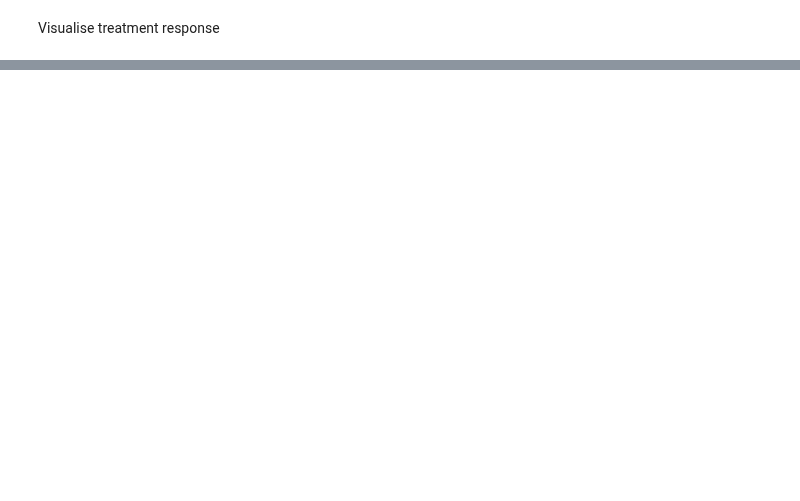
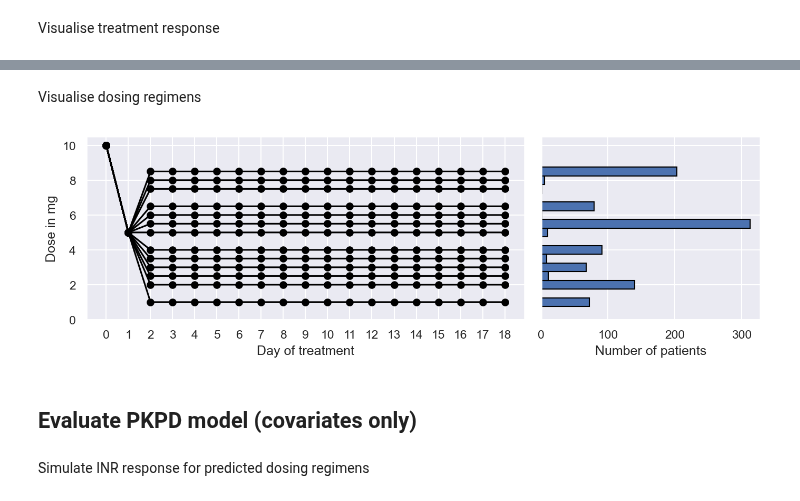
Before and after one commit to DavAug/mipd-warfarin, a Jupyter notebook: results/1_systems_pharmacology_model/results.ipynb, the cells around one changed output, grey strips where cells are left out. Drawn from its saved outputs; the diff is of its cells as text; code cells hidden in the pictures; blank space fills up the shorter version.

```diff
--- a/results/1_systems_pharmacology_model/results.ipynb
+++ b/results/1_systems_pharmacology_model/results.ipynb
@@ -287,0 +371,53 @@ plt.show()
+# %% [markdown]
+Visualise dosing regimens
+# %%
+# Create layout
+fontsize = 11
+my_dpi = 192
+fig = plt.figure(figsize=(2250 // my_dpi, 700 // my_dpi), dpi=150)
+outer = gridspec.GridSpec(1, 2, wspace=0.05, width_ratios=[2, 1])
+
+# Create axes
+axes = []
+axes.append(plt.Subplot(fig, outer[0]))
+axes.append(plt.Subplot(fig, outer[1]))
+
+# Add axes to figure
+for ax in axes:
+    fig.add_subplot(ax)
+
+# Plot time in therapeutic range
+maintenance_dose = {}
+for d in doses:
+    if str(d[-1]) in maintenance_dose.keys():
+        maintenance_dose[str(d[-1])] += 1
+        continue
+    axes[0].plot(np.arange(days), d, marker='o', color='black')
+    maintenance_dose[str(d[-1])] = 1
+axes[1].hist(
+    x=doses[:, -1],
+    color=sns.color_palette()[0],
+    orientation='horizontal',
+    edgecolor='black',
+    bins=[
+        0.75, 1.25, 1.75, 2.25, 2.75, 3.25, 3.75, 4.25, 4.75, 5.25, 5.75,
+        6.25, 6.75, 7.25, 7.75, 8.25, 8.75, 9.25])
+
+# Label axes
+axes[0].set_xlabel('Day of treatment')
+axes[0].set_ylabel('Dose in mg')
+axes[0].set_ylim([0, 10.5])
+axes[0].set_xticks(list(range(days)))
+axes[1].set_xlabel('Number of patients')
+axes[1].set_yticklabels(labels=[], visible=False)
+axes[1].set_ylim([0, 10.5])
+axes[1].set_ylabel('')
+
+
+plt.show()
+# %% [output]
+[figure, added]
+# %% [markdown]
+## Evaluate PKPD model (covariates only)
+# %% [markdown]
+Simulate INR response for predicted dosing regimens
```
Also changed, not shown: parts of 15 cells of this notebook.
